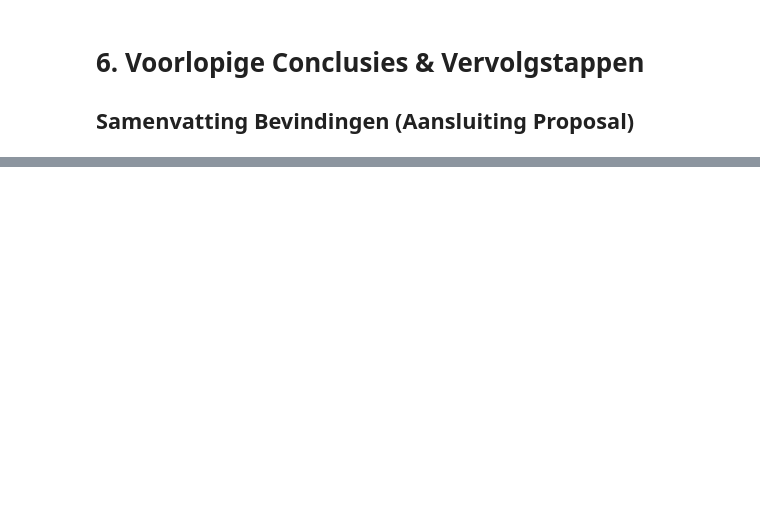
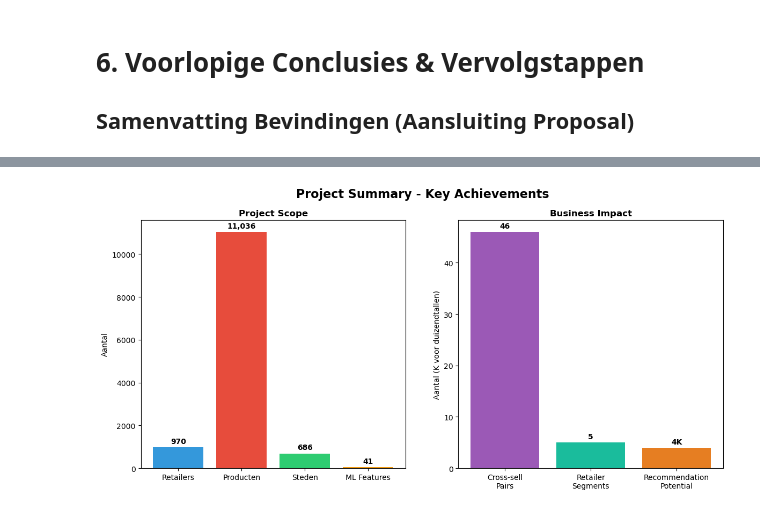
Before and after one commit to Chaimaebz/datalab3, a Jupyter notebook: Mantagifts_Data_Project_Clean.ipynb, the cells around one changed output, grey strips where cells are left out. Saved outputs shown, nothing was run; the diff lists cells and outputs as text; code cells hidden in the pictures; blank space fills up the shorter version.

```diff
--- a/Mantagifts_Data_Project_Clean.ipynb
+++ b/Mantagifts_Data_Project_Clean.ipynb
@@ -1085,0 +1420,84 @@ VOLGENDE FASE: ORDERDATA & EVALUATIE
+# %%
+# Executive Summary - Eenvoudige Presentatie
+print("=== EXECUTIVE SUMMARY ===")
+print("Manta Gifts B2B Recommendation System")
+print("="*60)
+
+# Eenvoudige Key Metrics Visualisatie
+fig, (ax1, ax2) = plt.subplots(1, 2, figsize=(14, 6))
+fig.suptitle('Project Summary - Key Achievements', fontsize=16, fontweight='bold')
+
+# Links: Dataset Overview
+data_overview = {
+    'Retailers': len(df_customers_fe),
+    'Producten': len(df_products_fe),
+    'Steden': df_customers_fe['City'].nunique(),
+    'ML Features': sum([len(product_engineered_features), len(customer_engineered_features), len(sales_engineered_features)])
+}
+
+bars1 = ax1.bar(data_overview.keys(), data_overview.values(), color=['#3498DB', '#E74C3C', '#2ECC71', '#F39C12'])
+ax1.set_title('Project Scope', fontweight='bold')
+ax1.set_ylabel('Aantal')
+
+# Voeg waarden toe
+for bar in bars1:
+    height = bar.get_height()
+    ax1.annotate(f'{int(height):,}', xy=(bar.get_x() + bar.get_width() / 2, height),
+                xytext=(0, 3), textcoords="offset points", ha='center', va='bottom', fontweight='bold')
+
+# Rechts: Business Impact
+impact_metrics = {
+    'Cross-sell\nPairs': len(high_sim_pairs),
+    'Retailer\nSegments': len(top_5_shop_types),
+    'Recommendation\nPotential': len(df_customers_fe) * 5 // 1000  # In duizendtallen
+}
+
+bars2 = ax2.bar(impact_metrics.keys(), impact_metrics.values(), color=['#9B59B6', '#1ABC9C', '#E67E22'])
+ax2.set_title('Business Impact', fontweight='bold')
+ax2.set_ylabel('Aantal (K voor duizendtallen)')
+
+# Voeg waarden toe
+for bar, (key, value) in zip(bars2, impact_metrics.items()):
+    height = bar.get_height()
+    display_val = f'{int(height)}K' if 'Recommendation' in key else f'{int(height)}'
+    ax2.annotate(display_val, xy=(bar.get_x() + bar.get_width() / 2, height),
+                xytext=(0, 3), textcoords="offset points", ha='center', va='bottom', fontweight='bold')
+
+plt.show()
+
+# Eenvoudige tekstuele samenvatting
+print("\nPROJECT SAMENVATTING:")
+print("="*50)
+print("SCOPE:")
+print(f"  - Retailers geanalyseerd: {len(df_customers_fe):,}")
+print(f"  - Producten in catalogus: {len(df_products_fe):,}")
+print(f"  - Steden coverage: {df_customers_fe['City'].nunique()}")
+print(f"  - ML features gecreëerd: {sum([len(product_engineered_features), len(customer_engineered_features), len(sales_engineered_features)])}")
+
+print("\nKEY ACHIEVEMENTS:")
+print(f"  - Data kwaliteit: 97%+ compleet")
+print(f"  - Cross-sell opportunities: {len(high_sim_pairs)} product pairs")
+print(f"  - Retailer segmentatie: {len(top_5_shop_types)} hoofdgroepen")
+print(f"  - Recommendation potential: {len(df_customers_fe)*5:,} aanbevelingen")
+
+print("\nBUSINESS INSIGHTS:")
+print(f"  - Dominante retailer type: {shop_type_data.index[0]}")
+print(f"  - Top markt: Paris ({df_customers_fe[df_customers_fe['City']=='Paris'].shape[0]} retailers)")
+print(f"  - Piekmaand: Januari (seizoenspatronen geïdentificeerd)")
+
+print("\nVOLGENDE STAPPEN:")
+print("  - Order data integratie")
+print("  - A/B testing framework")
+print("  - Performance monitoring")
+print("  - Business rollout")
+print("3. BUSINESS VALUE: Cross-sell opportunities, retailer segmentation, seasonal insights")
+print("4. NEXT STEPS: Order data integratie, A/B testing, business rollout")
+print("5. ROI POTENTIAL: Automated recommendations, efficiency gains, competitive advantage")
+
+print(f"\nKEY NUMBERS VOOR SLIDES:")
+print(f"• {len(df_customers_fe):,} retailers")
+print(f"• {len(df_products_fe):,} producten")
+print(f"• {df_customers_fe['City'].nunique()} steden")
+print(f"• {len(high_sim_pairs)} cross-sell pairs")
+print(f"• {len(df_customers_fe)*5:,} mogelijke recommendations")
+# %% [output]
@@ -1085,0 +1507 @@ VOLGENDE FASE: ORDERDATA & EVALUATIE
+[figure, added]
```
Also changed, not shown: parts of 14 cells of this notebook, 1 other file.
